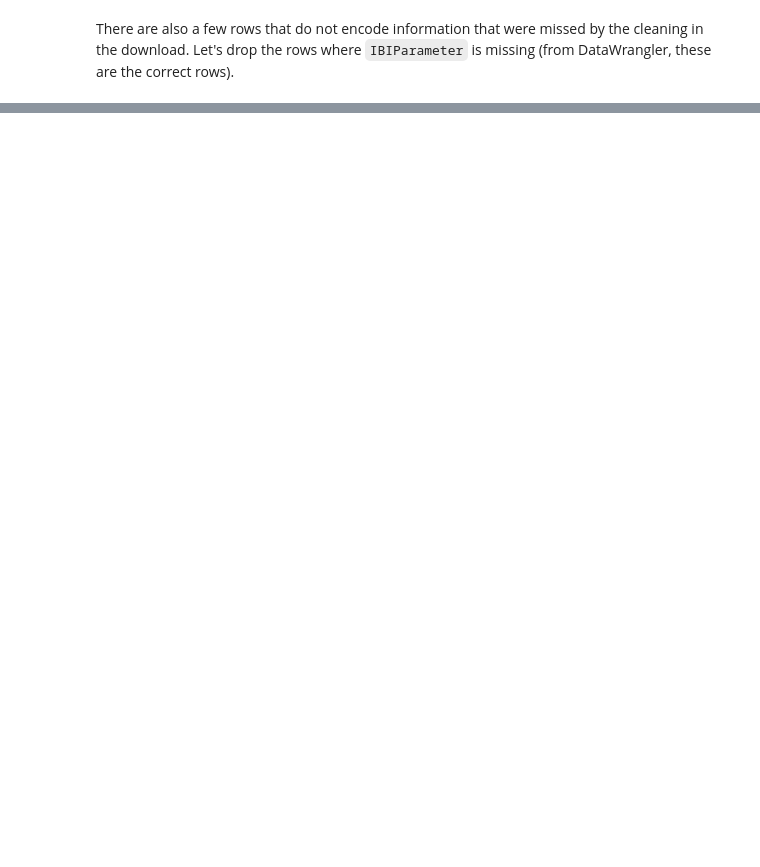
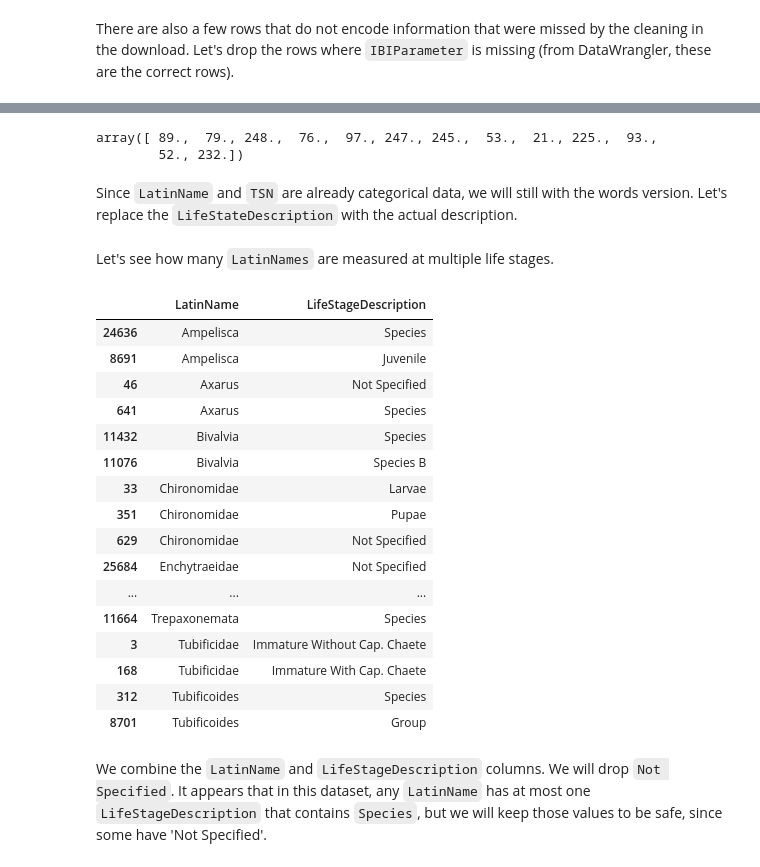
Before and after one commit to new-atlantis-labs/na-erdos-fellows-monorepo, a Jupyter notebook: notebooks/plank_cleaningBenthic.ipynb, the cells around one changed output, grey strips where cells are left out. Cells and saved outputs as stored; diff of their text form; code cells hidden in the pictures; blank space fills up the shorter version.

Commit message:
Cleaning data

```diff
--- a/notebooks/plank_cleaningBenthic.ipynb
+++ b/notebooks/plank_cleaningBenthic.ipynb
@@ -324,0 +134,6 @@ Water columns Index(['CBSeg2003', 'CBSeg2003Description', 'Station', 'Latitude',
+# %%
+taxonomic = pd.read_csv('../data/plank_ChesapeakeBenthicTaxonomic.csv')
+
+taxonomic_clean = taxonomic.replace('', np.nan).where(taxonomic.notna(), None)
+
+taxonomic_clean = taxonomic_clean.dropna(subset=['LatinName'])
@@ -324,0 +142,4 @@ Water columns Index(['CBSeg2003', 'CBSeg2003Description', 'Station', 'Latitude',
+# %%
+taxonomic_clean = taxonomic_clean.drop(columns=['Layer','Units'])
+
+taxonomic_clean.shape
@@ -324,0 +150,58 @@ Water columns Index(['CBSeg2003', 'CBSeg2003Description', 'Station', 'Latitude',
+# %%
+taxonomic_clean['LifeStageDescription'].unique()
+# %% [output]
+array([ 89.,  79., 248.,  76.,  97., 247., 245.,  53.,  21., 225.,  93.,
+        52., 232.])
+# %%
+life_stage_dict = {
+    89.: 'Not Specified',
+    79.: 'Species',
+    248.: 'Immature Without Cap. Chaete',
+    76.: 'Group',
+    97.: 'Larvae',
+    247.: 'Immature With Cap. Chaete',
+    245.: 'Type',
+    53.: 'Species B',
+    21.: 'Pupae',
+    225.: 'Complex',
+    93.: 'Juvenile',
+    52.: 'Species A',
+    232.: 'Species M'
+}
+# %% [markdown]
+Since `LatinName` and `TSN` are already categorical data, we will still with the words version. Let's replace the `LifeStateDescription` with the actual description.
+# %%
+taxonomic_clean['LifeStageDescription'] = taxonomic_clean['LifeStageDescription'].replace(life_stage_dict)
+# %% [markdown]
+Let's see how many `LatinNames` are measured at multiple life stages.
+# %%
+# Group by LatinName and check the unique values in LifeStageDescriptions
+groups = taxonomic_clean.groupby('LatinName')['LifeStageDescription'].nunique()
+
+# Identify LatinName values where LifeStageDescriptions has more than one unique value
+disagreeing_a_values = groups[groups > 1].index
+
+# Filter the DataFrame
+filtered_df = taxonomic_clean[taxonomic_clean['LatinName'].isin(disagreeing_a_values)]
+
+filtered_df[['LatinName','LifeStageDescription']].drop_duplicates().sort_values(by='LatinName')
+# %% [output]
+|  | LatinName | LifeStageDescription |
+| 24636 | Ampelisca | Species |
+| 8691 | Ampelisca | Juvenile |
+| 46 | Axarus | Not Specified |
+| 641 | Axarus | Species |
+| 11432 | Bivalvia | Species |
+| 11076 | Bivalvia | Species B |
+| 33 | Chironomidae | Larvae |
+| 351 | Chironomidae | Pupae |
+| 629 | Chironomidae | Not Specified |
+| 25684 | Enchytraeidae | Not Specified |
+| ... | ... | ... |
+| 11664 | Trepaxonemata | Species |
+| 3 | Tubificidae | Immature Without Cap. Chaete |
+| 168 | Tubificidae | Immature With Cap. Chaete |
+| 312 | Tubificoides | Species |
+| 8701 | Tubificoides | Group |
+# %% [markdown]
+We combine the `LatinName` and `LifeStageDescription` columns. We will drop `Not Specified`. It appears that in this dataset, any `LatinName` has at most one `LifeStageDescription` that contains `Species`, but we will keep those values to be safe, since some have 'Not Specified'.
```
Also changed, not shown: parts of 116 cells of this notebook, 3 other files.
